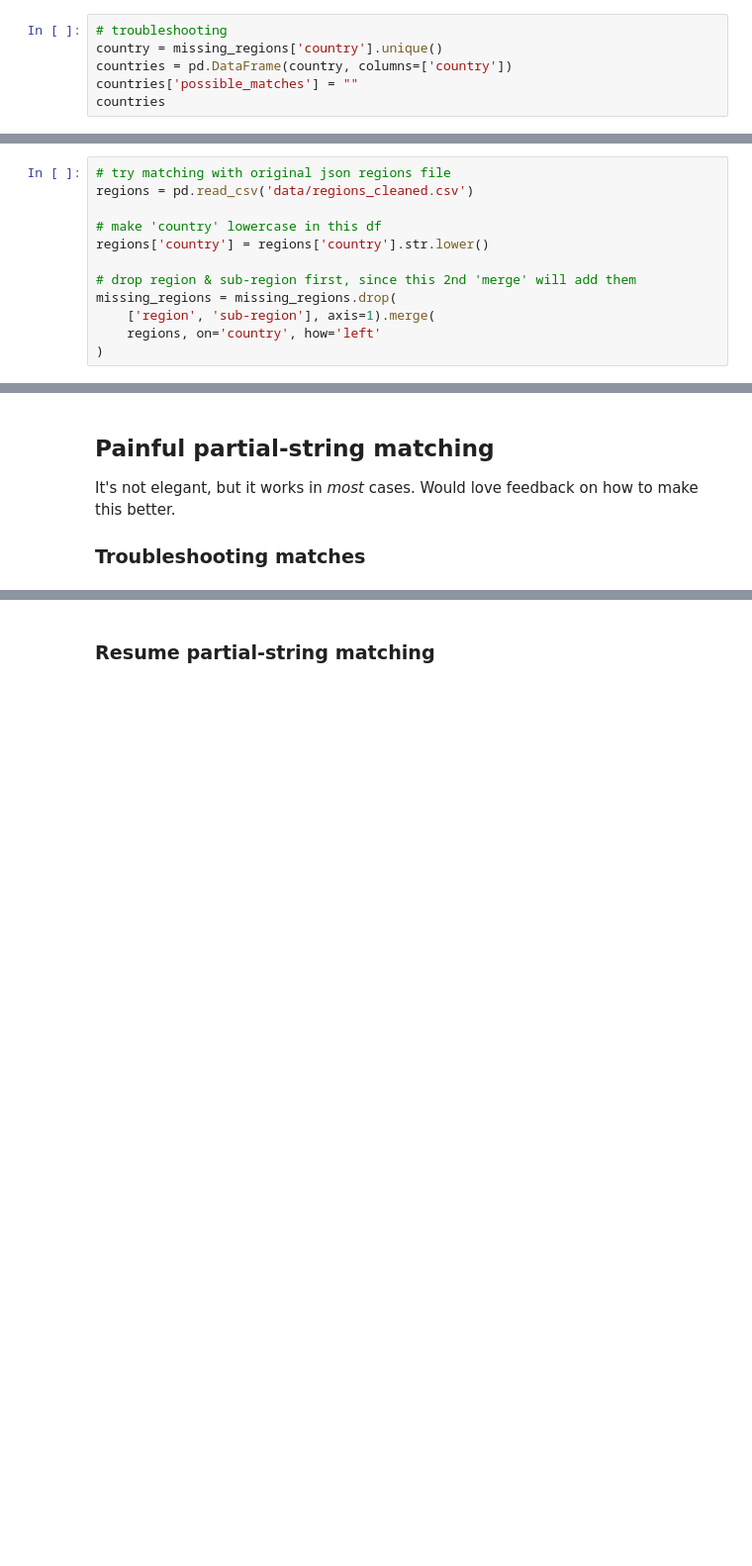
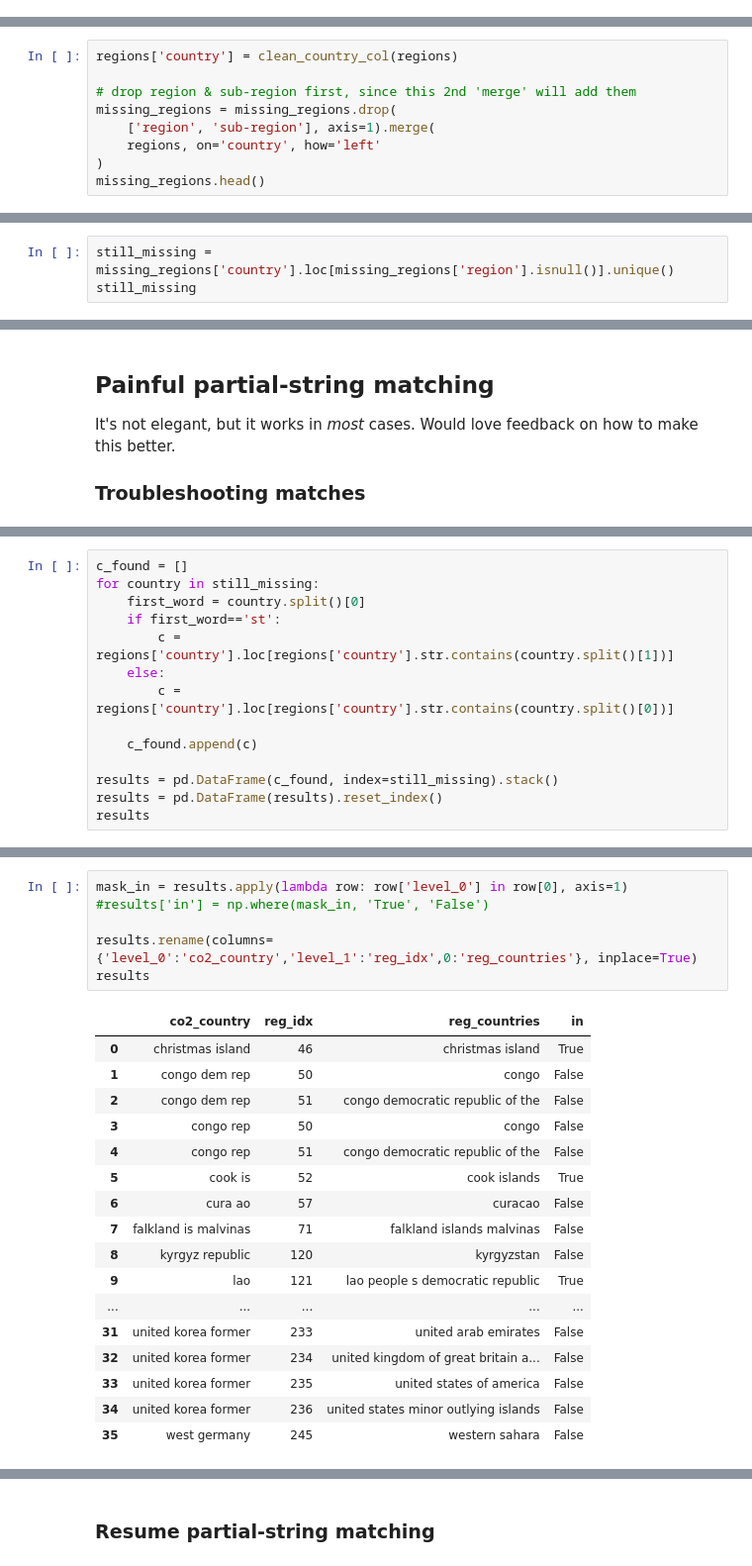
Before and after one commit to limegimlet/data_analysis_gapminder_co2, a Jupyter notebook: gapminder/make_df.ipynb, the cells around one changed output, grey strips where cells are left out. Shown at 99% size. Saved outputs shown, nothing was run; the diff lists cells and outputs as text; blank space fills up the shorter version.

Commit message:
feat: matching regions, finally

```diff
--- a/gapminder/make_df.ipynb
+++ b/gapminder/make_df.ipynb
@@ -542,9 +542,3 @@ dtypes: float64(9), object(4)
 memory usage: 1.7+ MB
 # %% [markdown]
 ## Fill in missing regions
-# %%
-# troubleshooting
-country = missing_regions['country'].unique()
-countries = pd.DataFrame(country, columns=['country'])
-countries['possible_matches'] = ""
-countries
@@ -656,12 +576,9 @@ print(len(missing_regions['country'].unique()))
 # %%
-# try matching with original json regions file
-regions = pd.read_csv('data/regions_cleaned.csv')
-
-# make 'country' lowercase in this df
-regions['country'] = regions['country'].str.lower()
+regions['country'] = clean_country_col(regions)
 
 # drop region & sub-region first, since this 2nd 'merge' will add them
 missing_regions = missing_regions.drop(
     ['region', 'sub-region'], axis=1).merge(
     regions, on='country', how='left'
 )
+missing_regions.head()
@@ -670,3 +594,6 @@ missing_regions = missing_regions.drop(
 len(missing_regions['country'].loc[~missing_regions['region'].isnull()].unique())
 # %% [output]
 7
+# %%
+still_missing = missing_regions['country'].loc[missing_regions['region'].isnull()].unique()
+still_missing
@@ -691,0 +650,14 @@ print(final_df['country'].loc[final_df['country'].str.contains('kitt')]).unique(
+# %%
+c_found = []
+for country in still_missing:
+    first_word = country.split()[0]
+    if first_word=='st':
+        c = regions['country'].loc[regions['country'].str.contains(country.split()[1])]
+    else:
+        c = regions['country'].loc[regions['country'].str.contains(country.split()[0])]
+
+    c_found.append(c)
+
+results = pd.DataFrame(c_found, index=still_missing).stack()
+results = pd.DataFrame(results).reset_index()
+results
@@ -691,0 +682,24 @@ print(final_df['country'].loc[final_df['country'].str.contains('kitt')]).unique(
+# %%
+mask_in = results.apply(lambda row: row['level_0'] in row[0], axis=1)
+#results['in'] = np.where(mask_in, 'True', 'False')
+
+results.rename(columns={'level_0':'co2_country','level_1':'reg_idx',0:'reg_countries'}, inplace=True)
+results
+# %% [output]
+|  | co2_country | reg_idx | reg_countries | in |
+| 0 | christmas island | 46 | christmas island | True |
+| 1 | congo dem rep | 50 | congo | False |
+| 2 | congo dem rep | 51 | congo democratic republic of the | False |
+| 3 | congo rep | 50 | congo | False |
+| 4 | congo rep | 51 | congo democratic republic of the | False |
+| 5 | cook is | 52 | cook islands | True |
+| 6 | cura ao | 57 | curacao | False |
+| 7 | falkland is malvinas | 71 | falkland islands malvinas | False |
+| 8 | kyrgyz republic | 120 | kyrgyzstan | False |
+| 9 | lao | 121 | lao people s democratic republic | True |
+| ... | ... | ... | ... | ... |
+| 31 | united korea former | 233 | united arab emirates | False |
+| 32 | united korea former | 234 | united kingdom of great britain a... | False |
+| 33 | united korea former | 235 | united states of america | False |
+| 34 | united korea former | 236 | united states minor outlying islands | False |
+| 35 | west germany | 245 | western sahara | False |
```
Also changed, not shown: parts of 40 cells of this notebook.
